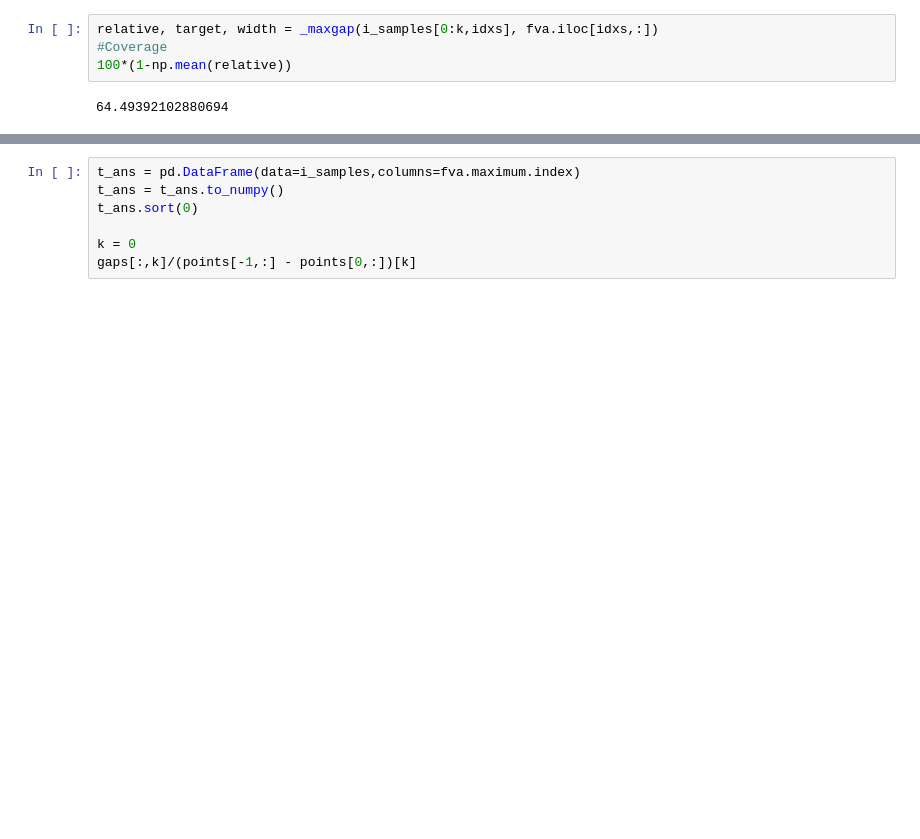
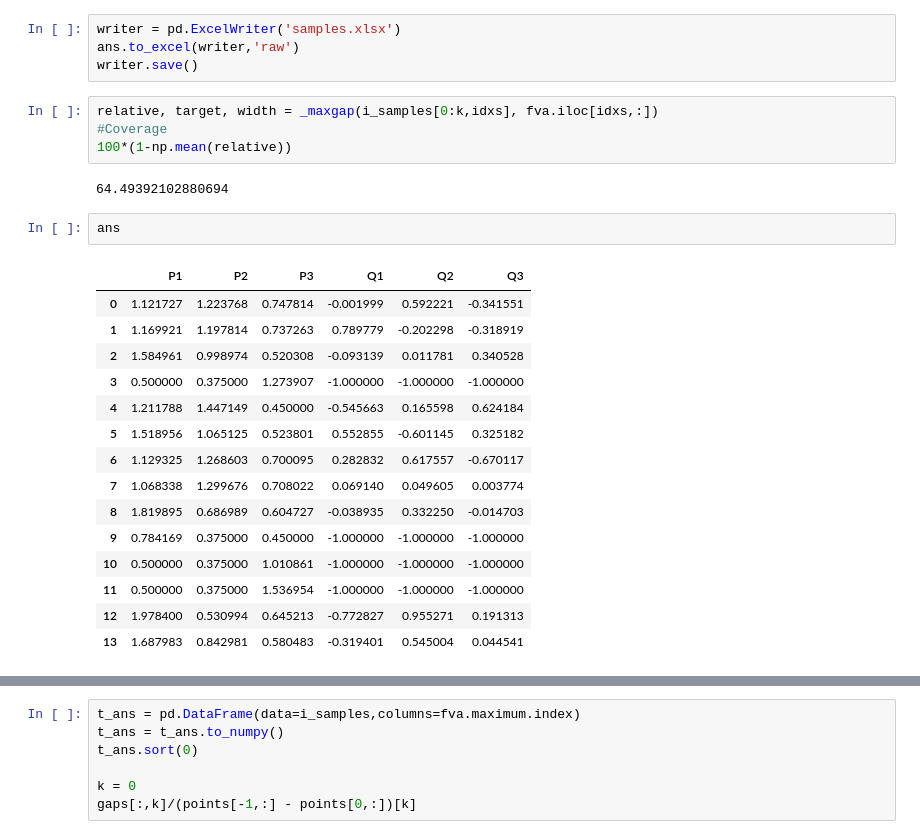
Before and after one commit to Without-wax/Source, a Jupyter notebook: fine_tuning.ipynb, the cells around one changed output, grey strips where cells are left out. Saved outputs shown, nothing was run; the diff lists cells and outputs as text; blank space fills up the shorter version.

```diff
--- a/fine_tuning.ipynb
+++ b/fine_tuning.ipynb
@@ -149,6 +149,28 @@ WARNING: Loading a SolverResults object with a warning status into
+# %%
+writer = pd.ExcelWriter('samples.xlsx')
+ans.to_excel(writer,'raw')
+writer.save()
 # %%
 relative, target, width = _maxgap(i_samples[0:k,idxs], fva.iloc[idxs,:])
 #Coverage
 100*(1-np.mean(relative))
 # %% [output]
 64.49392102880694
+# %%
+ans
+# %% [output]
+|  | P1 | P2 | P3 | Q1 | Q2 | Q3 |
+| 0 | 1.121727 | 1.223768 | 0.747814 | -0.001999 | 0.592221 | -0.341551 |
+| 1 | 1.169921 | 1.197814 | 0.737263 | 0.789779 | -0.202298 | -0.318919 |
+| 2 | 1.584961 | 0.998974 | 0.520308 | -0.093139 | 0.011781 | 0.340528 |
+| 3 | 0.500000 | 0.375000 | 1.273907 | -1.000000 | -1.000000 | -1.000000 |
+| 4 | 1.211788 | 1.447149 | 0.450000 | -0.545663 | 0.165598 | 0.624184 |
+| 5 | 1.518956 | 1.065125 | 0.523801 | 0.552855 | -0.601145 | 0.325182 |
+| 6 | 1.129325 | 1.268603 | 0.700095 | 0.282832 | 0.617557 | -0.670117 |
+| 7 | 1.068338 | 1.299676 | 0.708022 | 0.069140 | 0.049605 | 0.003774 |
+| 8 | 1.819895 | 0.686989 | 0.604727 | -0.038935 | 0.332250 | -0.014703 |
+| 9 | 0.784169 | 0.375000 | 0.450000 | -1.000000 | -1.000000 | -1.000000 |
+| 10 | 0.500000 | 0.375000 | 1.010861 | -1.000000 | -1.000000 | -1.000000 |
+| 11 | 0.500000 | 0.375000 | 1.536954 | -1.000000 | -1.000000 | -1.000000 |
+| 12 | 1.978400 | 0.530994 | 0.645213 | -0.772827 | 0.955271 | 0.191313 |
+| 13 | 1.687983 | 0.842981 | 0.580483 | -0.319401 | 0.545004 | 0.044541 |
```
Also changed, not shown: parts of 4 cells of this notebook.
